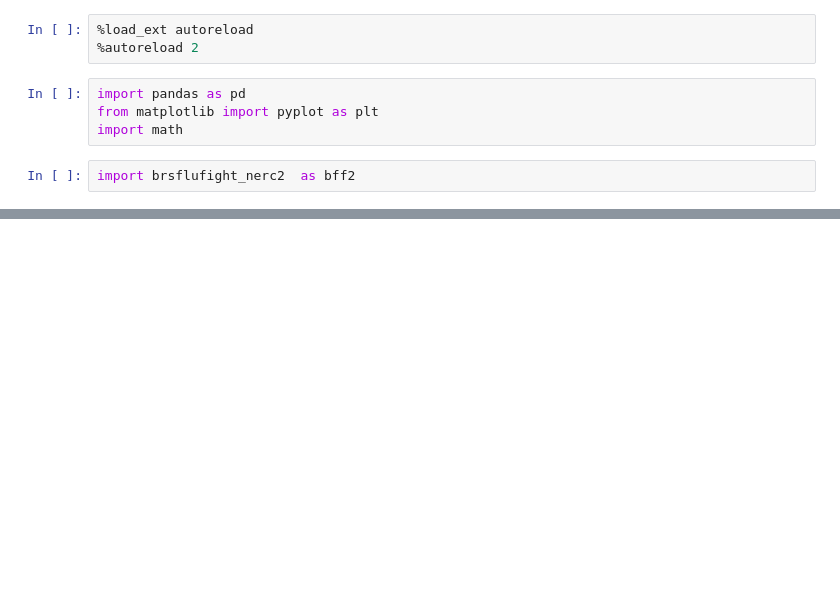
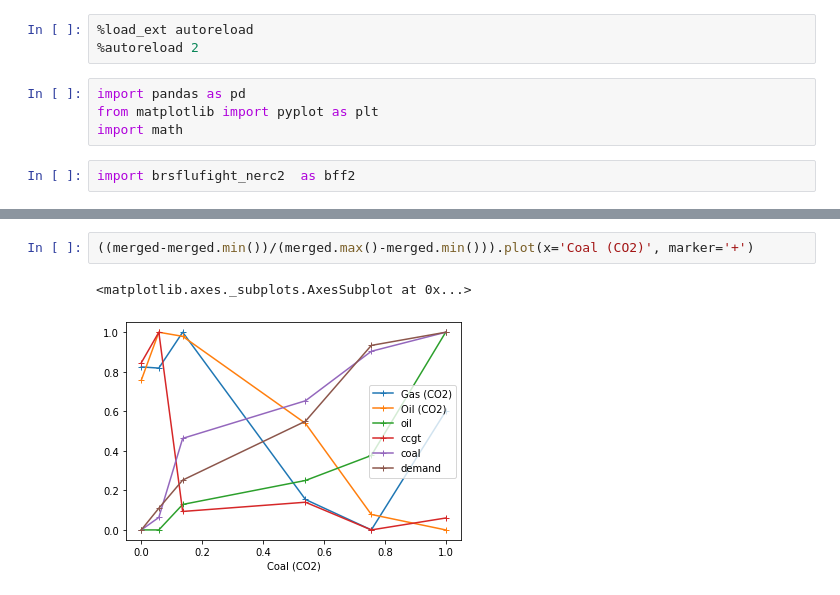
Before and after one commit to BristolFluFighters/BristolFluFighters_NERCHackathonTwo_Recovery, a Jupyter notebook: correlate.ipynb, the cells around one changed output, grey strips where cells are left out. Cells and saved outputs as stored; diff of their text form; blank space fills up the shorter version.

```diff
--- a/correlate.ipynb
+++ b/correlate.ipynb
@@ -176,0 +138,5 @@ merged.corr().style.background_gradient().set_precision(2)
+# %%
+((merged-merged.min())/(merged.max()-merged.min())).plot(x='Coal (CO2)', marker='+')
+# %% [output]
+<matplotlib.axes._subplots.AxesSubplot at 0x...>
+[figure, added]
```
Also changed, not shown: parts of 23 cells of this notebook, 2 other files.
